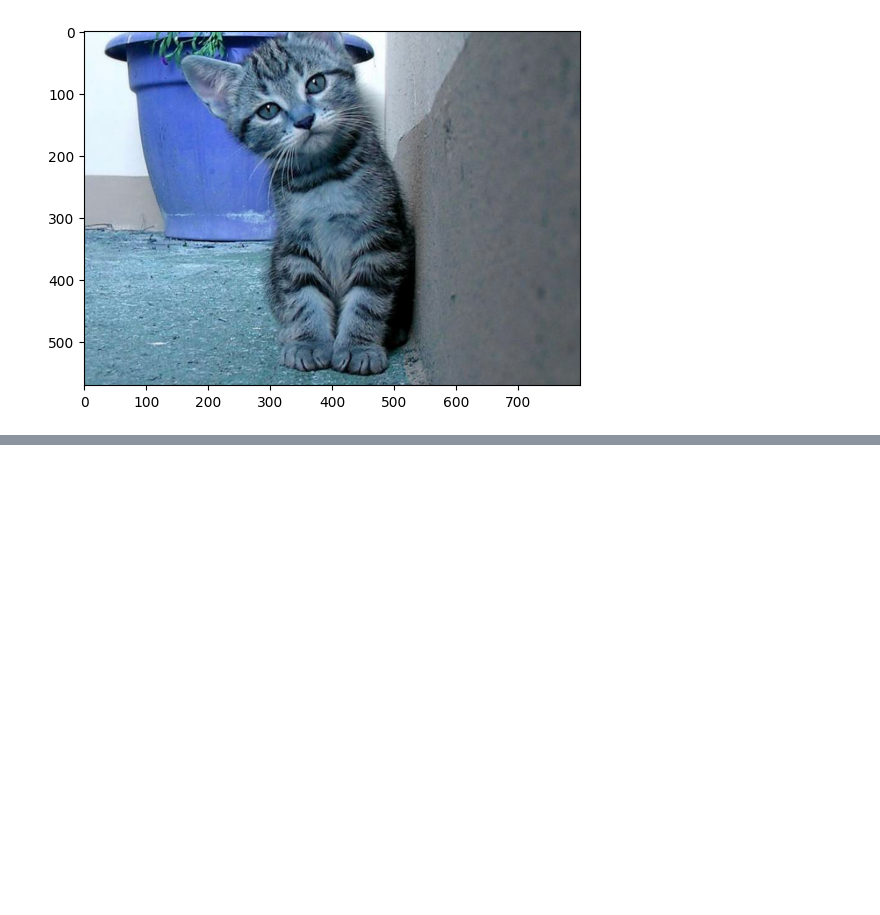
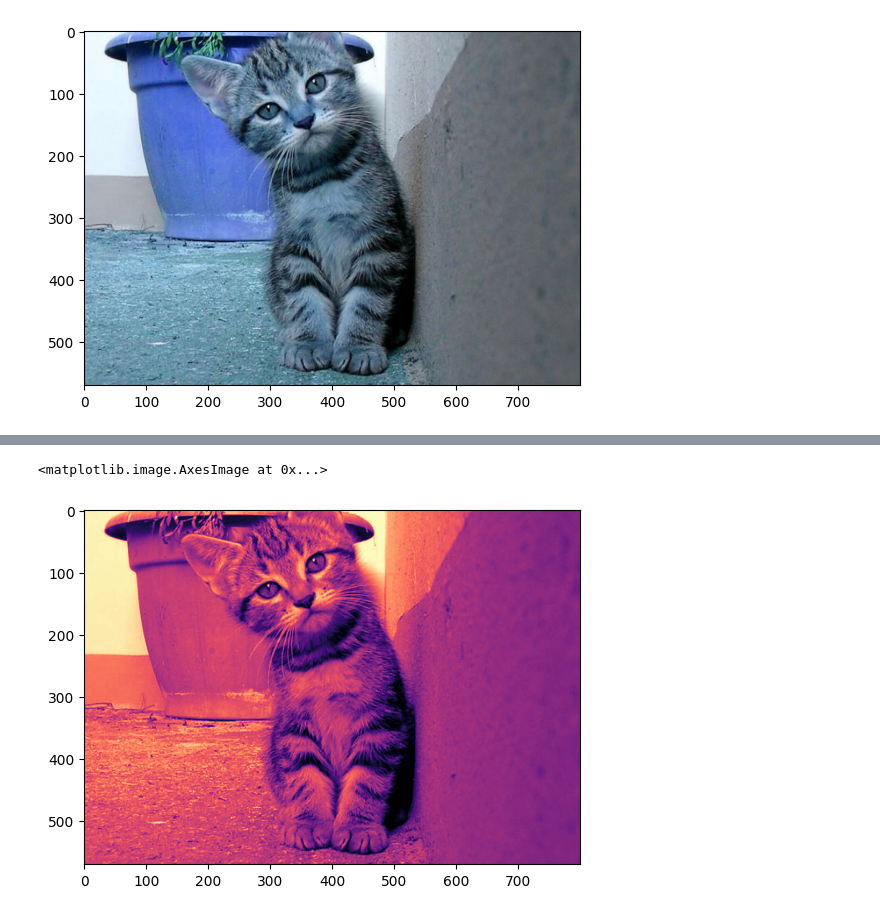
Before and after one commit to finaorivia19/PCVK_Ganjil_2023, a Jupyter notebook: Week2.ipynb, the cells around one changed output, grey strips where cells are left out. Cells and saved outputs as stored; diff of their text form; code cells hidden in the pictures; blank space fills up the shorter version.

```diff
--- a/Week2.ipynb
+++ b/Week2.ipynb
@@ -23,0 +42,5 @@ plt.imshow(img)
+# %%
+plt.imshow(img_gray, cmap='magma')
+# %% [output]
+<matplotlib.image.AxesImage at 0x...>
+[figure, added]
```
Also changed, not shown: parts of 7 cells of this notebook.
